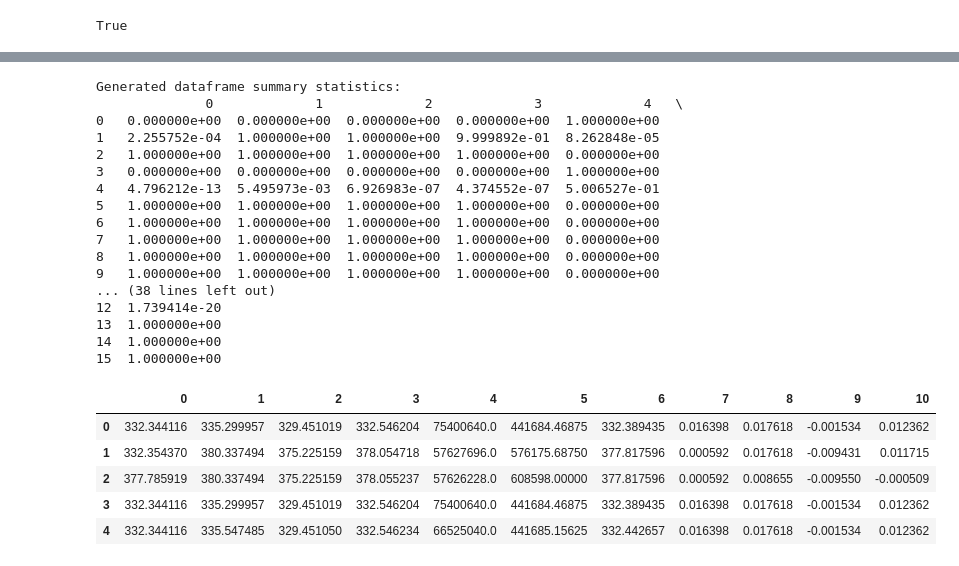
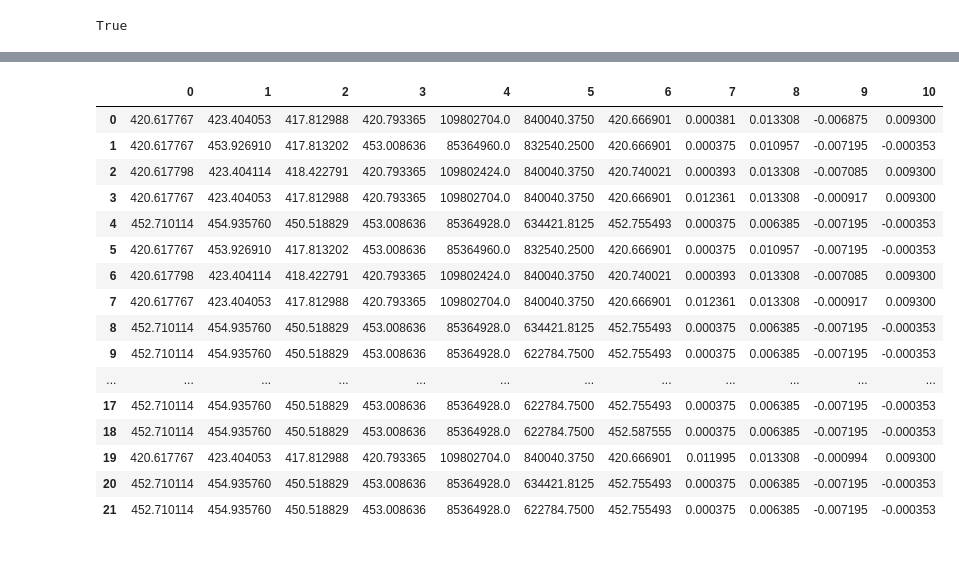
Before and after one commit to EtienneBrown1982/Price_Action_Reloaded, a Jupyter notebook: Predictions/prediction_EB.ipynb, the cells around one changed output, grey strips where cells are left out. Cells and saved outputs as stored; diff of their text form; code cells hidden in the pictures.

Commit message:
latest code to test against real data. GAN

```diff
--- a/Predictions/prediction_EB.ipynb
+++ b/Predictions/prediction_EB.ipynb
@@ -37,7 +37,7 @@ client = StockHistoricalDataClient(ALPACA_API_KEY, ALPACA_SECRET_KEY)
 timeframe = TimeFrame(1, TimeFrameUnit.Day)
 symbol = 'SPY'
 start = datetime.utcnow() - timedelta(days=3650)
-end=datetime.utcnow() - timedelta(days=5)
+end=datetime.utcnow() - timedelta(days=730)
 request = StockBarsRequest(symbol_or_symbols=symbol, start=start, end=end, timeframe=timeframe)
 # %%
 source_df = client.get_stock_bars(request).df.tz_convert('America/New_York', level=1)
@@ -253,7 +257,7 @@ build_discriminator.save("discriminator_model.h5")
 # Create alpaca object for testing
 
 timeframe = TimeFrame(1, TimeFrameUnit.Day)
-symbol = 'AAPL'
+symbol = 'SPY'
 start = datetime.utcnow() - timedelta(days=730)
 end=datetime.utcnow() - timedelta(days=1)
 request = StockBarsRequest(symbol_or_symbols=symbol, start=start, end=end, timeframe=timeframe)
@@ -332,17 +378,4 @@ print(test_df_scaled)
 # %%
-# Test generator against real data
-
-#lists to store generated and real data
-
-generated_data_list = []
-real_data_list = []
-
-# sliding window
-
-window_size = 10
-
-generated_test_df = pd.DataFrame(generated_data_list)
-real_test_df = pd.DataFrame(real_data_list)
 
 for i in range(len(test_df_scaled) - window_size):
 
@@ -352,13 +385,18 @@ for i in range(len(test_df_scaled) - window_size):
 
     # predict the next row using generator
 
-    generated_row = build_generator.predict(input_data[np.newaxis,:])
+    #predicted_row = build_generator.predict(input_data.reshape(1, window_size, 11))
+    predicted_row = build_generator.predict(input_data)
 
     #append generated row to list
+    # predictions.append(predicted_row)
 
-    generated_data_list.append(generated_row)
-    generated_test_df = pd.concat([generated_test_df, pd.DataFrame(generated_row.squeeze())], ignore_index=True)
-    real_data_list.append(test_df_scaled[i+window_size])
-    real_test_df = pd.concat([real_test_df, pd.DataFrame(test_df_scaled[i+window_size].reshape(1, -1))], ignore_index=True)
+    # extract timestamp for the prediction
+
+    timestamp = test_df.index[i+window_size]
+
+    # predictions_df.loc[timestamp] = predicted_row.squeeze()
+
+    predictions_df = pd.concat([predictions_df,predicted_row],ignore_index=True)
 # %% [output]
 1/1 [==============================] - 0s 15ms/step
@@ -449,32 +443,22 @@ Original dataframe summary statistics:
-# %%
-print("Generated dataframe summary statistics:")
-print(pd.DataFrame(generated_data))
-# %% [output]
-Generated dataframe summary statistics:
-              0             1             2             3             4   \
-0   0.000000e+00  0.000000e+00  0.000000e+00  0.000000e+00  1.000000e+00
-1   2.255752e-04  1.000000e+00  1.000000e+00  9.999892e-01  8.262848e-05
-2   1.000000e+00  1.000000e+00  1.000000e+00  1.000000e+00  0.000000e+00
-3   0.000000e+00  0.000000e+00  0.000000e+00  0.000000e+00  1.000000e+00
-4   4.796212e-13  5.495973e-03  6.926983e-07  4.374552e-07  5.006527e-01
-5   1.000000e+00  1.000000e+00  1.000000e+00  1.000000e+00  0.000000e+00
-6   1.000000e+00  1.000000e+00  1.000000e+00  1.000000e+00  0.000000e+00
-7   1.000000e+00  1.000000e+00  1.000000e+00  1.000000e+00  0.000000e+00
-8   1.000000e+00  1.000000e+00  1.000000e+00  1.000000e+00  0.000000e+00
-9   1.000000e+00  1.000000e+00  1.000000e+00  1.000000e+00  0.000000e+00
-... (38 lines left out)
-12  1.739414e-20
-13  1.000000e+00
-14  1.000000e+00
-15  1.000000e+00
 # %%
-generated_data_inverse = scaler.inverse_transform(generated_data)
+generated_data_inverse = scaler.inverse_transform(generated_test_df)
 generated_data_df = pd.DataFrame(generated_data_inverse)
-generated_data_df.head()
+generated_data_df.head(22)
 # %% [output]
 |  | 0 | 1 | 2 | 3 | 4 | 5 | 6 | 7 | 8 | 9 | 10 |
-| 0 | 332.344116 | 335.299957 | 329.451019 | 332.546204 | 75400640.0 | 441684.46875 | 332.389435 | 0.016398 | 0.017618 | -0.001534 | 0.012362 |
-| 1 | 332.354370 | 380.337494 | 375.225159 | 378.054718 | 57627696.0 | 576175.68750 | 377.817596 | 0.000592 | 0.017618 | -0.009431 | 0.011715 |
-| 2 | 377.785919 | 380.337494 | 375.225159 | 378.055237 | 57626228.0 | 608598.00000 | 377.817596 | 0.000592 | 0.008655 | -0.009550 | -0.000509 |
-| 3 | 332.344116 | 335.299957 | 329.451019 | 332.546204 | 75400640.0 | 441684.46875 | 332.389435 | 0.016398 | 0.017618 | -0.001534 | 0.012362 |
-| 4 | 332.344116 | 335.547485 | 329.451050 | 332.546234 | 66525040.0 | 441685.15625 | 332.442657 | 0.016398 | 0.017618 | -0.001534 | 0.012362 |
+| 0 | 420.617767 | 423.404053 | 417.812988 | 420.793365 | 109802704.0 | 840040.3750 | 420.666901 | 0.000381 | 0.013308 | -0.006875 | 0.009300 |
+| 1 | 420.617767 | 453.926910 | 417.813202 | 453.008636 | 85364960.0 | 832540.2500 | 420.666901 | 0.000375 | 0.010957 | -0.007195 | -0.000353 |
+| 2 | 420.617798 | 423.404114 | 418.422791 | 420.793365 | 109802424.0 | 840040.3750 | 420.740021 | 0.000393 | 0.013308 | -0.007085 | 0.009300 |
+| 3 | 420.617767 | 423.404053 | 417.812988 | 420.793365 | 109802704.0 | 840040.3750 | 420.666901 | 0.012361 | 0.013308 | -0.000917 | 0.009300 |
+| 4 | 452.710114 | 454.935760 | 450.518829 | 453.008636 | 85364928.0 | 634421.8125 | 452.755493 | 0.000375 | 0.006385 | -0.007195 | -0.000353 |
+| 5 | 420.617767 | 453.926910 | 417.813202 | 453.008636 | 85364960.0 | 832540.2500 | 420.666901 | 0.000375 | 0.010957 | -0.007195 | -0.000353 |
+| 6 | 420.617798 | 423.404114 | 418.422791 | 420.793365 | 109802424.0 | 840040.3750 | 420.740021 | 0.000393 | 0.013308 | -0.007085 | 0.009300 |
+| 7 | 420.617767 | 423.404053 | 417.812988 | 420.793365 | 109802704.0 | 840040.3750 | 420.666901 | 0.012361 | 0.013308 | -0.000917 | 0.009300 |
+| 8 | 452.710114 | 454.935760 | 450.518829 | 453.008636 | 85364928.0 | 634421.8125 | 452.755493 | 0.000375 | 0.006385 | -0.007195 | -0.000353 |
+| 9 | 452.710114 | 454.935760 | 450.518829 | 453.008636 | 85364928.0 | 622784.7500 | 452.755493 | 0.000375 | 0.006385 | -0.007195 | -0.000353 |
+| ... | ... | ... | ... | ... | ... | ... | ... | ... | ... | ... | ... |
+| 17 | 452.710114 | 454.935760 | 450.518829 | 453.008636 | 85364928.0 | 622784.7500 | 452.755493 | 0.000375 | 0.006385 | -0.007195 | -0.000353 |
+| 18 | 452.710114 | 454.935760 | 450.518829 | 453.008636 | 85364928.0 | 622784.7500 | 452.587555 | 0.000375 | 0.006385 | -0.007195 | -0.000353 |
+| 19 | 420.617767 | 423.404053 | 417.812988 | 420.793365 | 109802704.0 | 840040.3750 | 420.666901 | 0.011995 | 0.013308 | -0.000994 | 0.009300 |
+| 20 | 452.710114 | 454.935760 | 450.518829 | 453.008636 | 85364928.0 | 634421.8125 | 452.755493 | 0.000375 | 0.006385 | -0.007195 | -0.000353 |
+| 21 | 452.710114 | 454.935760 | 450.518829 | 453.008636 | 85364928.0 | 622784.7500 | 452.755493 | 0.000375 | 0.006385 | -0.007195 | -0.000353 |
```
Also changed, not shown: parts of 25 cells of this notebook, 3 other files.
